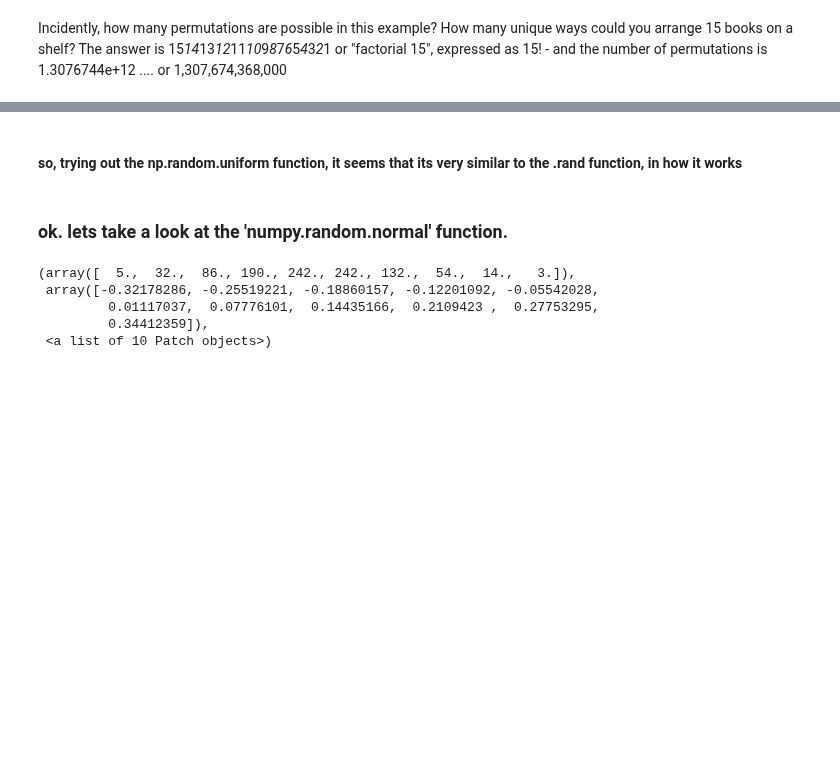
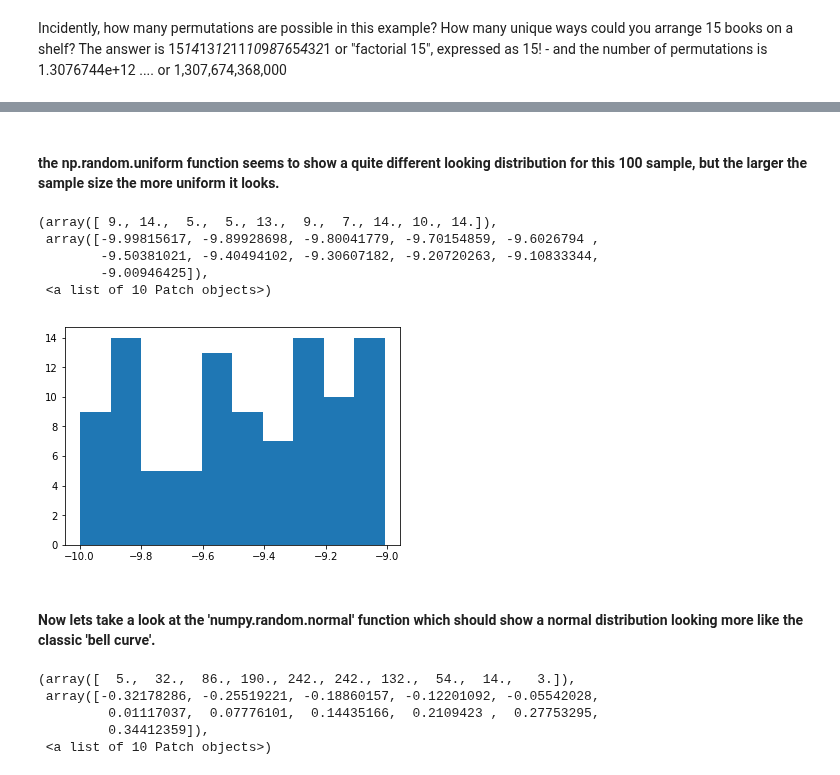
Before and after one commit to Aqua5lad/numpy-random-assignment, a Jupyter notebook: numpy-random.ipynb, the cells around one changed output, grey strips where cells are left out. Cells and saved outputs as stored; diff of their text form; code cells hidden in the pictures; blank space fills up the shorter version.

```diff
--- a/numpy-random.ipynb
+++ b/numpy-random.ipynb
@@ -95,4 +92,4 @@ plt.hist(x)
 # %%
-s = np.random.uniform(-10,-9,10)
+s = np.random.uniform(-10,-9,100)
 s
 # %% [output]
@@ -101,7 +116,16 @@ array([-9.42951636, -9.56719809, -9.4958375 , -9.55814632, -9.3606879 ,
-# %% [markdown]
-#### so, trying out the np.random.uniform function, it seems that its very similar to the .rand function, in how it works
+# %% [markdown]
+#### the np.random.uniform function seems to show a quite different looking distribution for this 100 sample, but the larger the sample size the more uniform it looks.
+# %%
+plt.hist(s)
+# %% [output]
+(array([ 9., 14.,  5.,  5., 13.,  9.,  7., 14., 10., 14.]),
+ array([-9.99815617, -9.89928698, -9.80041779, -9.70154859, -9.6026794 ,
+        -9.50381021, -9.40494102, -9.30607182, -9.20720263, -9.10833344,
+        -9.00946425]),
+ <a list of 10 Patch objects>)
+[figure, added]
 # %% [markdown]
-### ok. lets take a look at the 'numpy.random.normal' function.
+#### Now lets take a look at the 'numpy.random.normal' function which should show a normal distribution looking more like the classic 'bell curve'.
 # %%
 y = np.random.normal(0,0.1,1000)
 # %%
```
Also changed, not shown: parts of 20 cells of this notebook.
